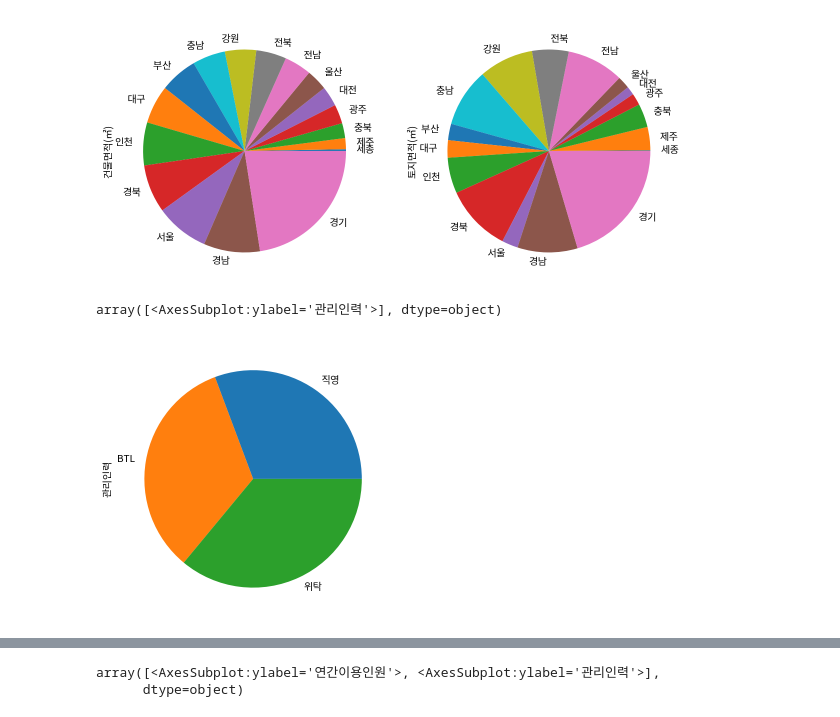
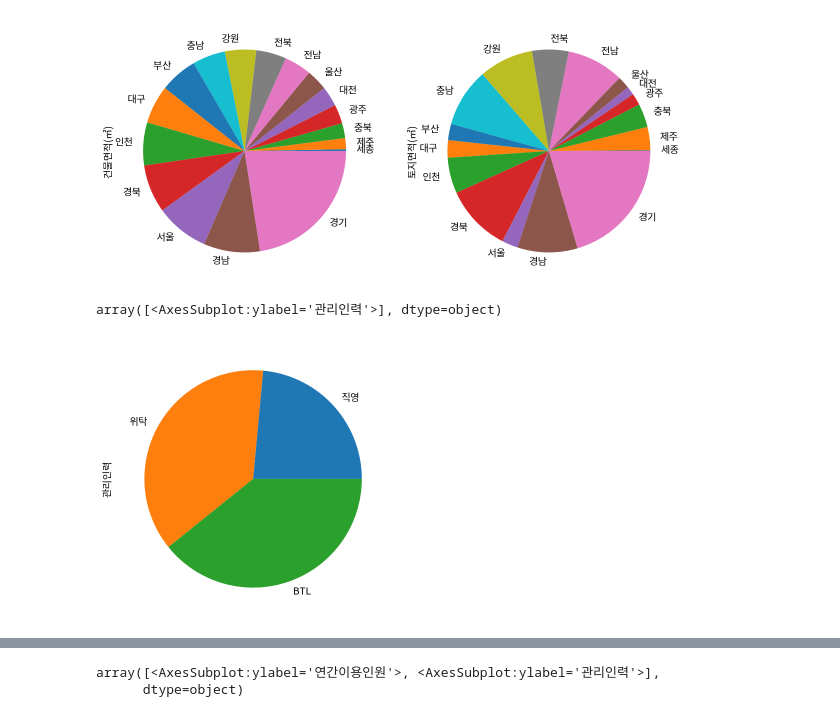
Before and after one commit to dev-Lesser/public-facilities-analysis-kr, a Jupyter notebook: 공공시설 현황 분석.ipynb, the cells around one changed output, grey strips where cells are left out. Cells and saved outputs as stored; diff of their text form; code cells hidden in the pictures.

```diff
--- a/공공시설 현황 분석.ipynb
+++ b/공공시설 현황 분석.ipynb
@@ -166,8 +147,10 @@ array([<AxesSubplot:ylabel='건물면적(㎡)'>, <AxesSubplot:ylabel='토지면
       dtype=object)
 [figure]
 # %%
+# 중위값
+# 운영방식에 있어, 직영은 비용 절감을 위해 관리인력을 다른 운영방식 보다 적게 가져가려는 경향이 있음
 grouped1 = df['관리인력'].groupby(df['운영방식'])
-grouped1.mean().sort_values().plot.pie(subplots=True,figsize=(5,5),legend=False)
+grouped1.median().sort_values().plot.pie(subplots=True,figsize=(5,5),legend=False)
 # %% [output]
 array([<AxesSubplot:ylabel='관리인력'>], dtype=object)
-[figure, old version]
+[figure, new version]
```
Also changed, not shown: parts of 47 cells of this notebook, 4 other files.
